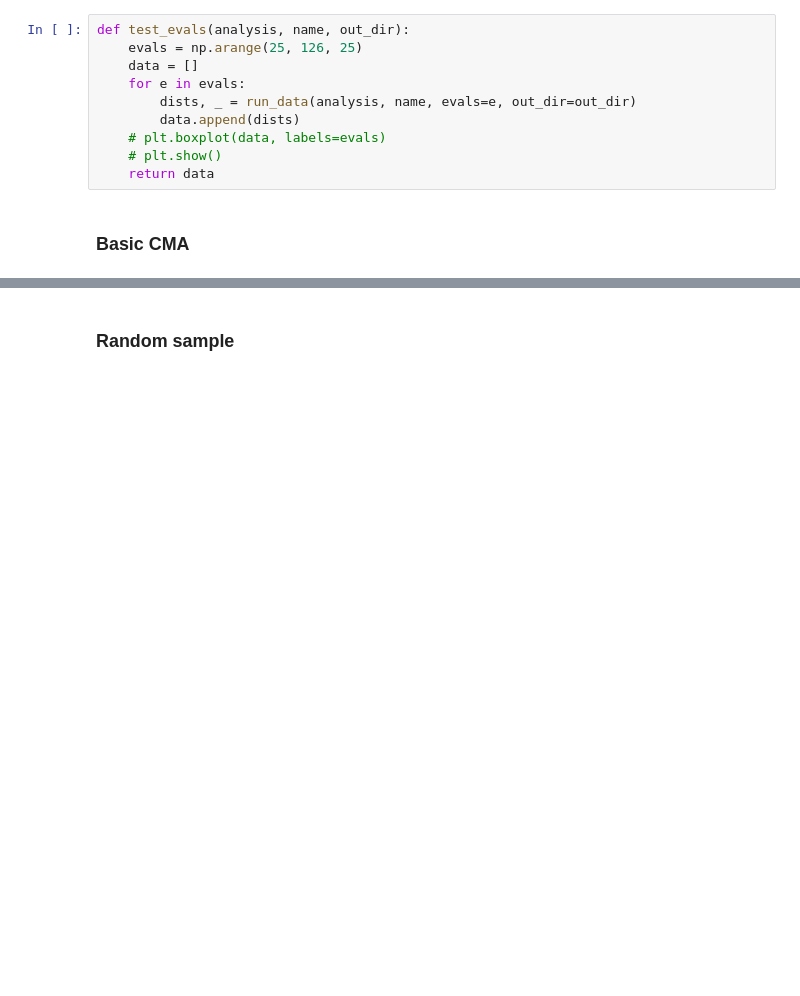
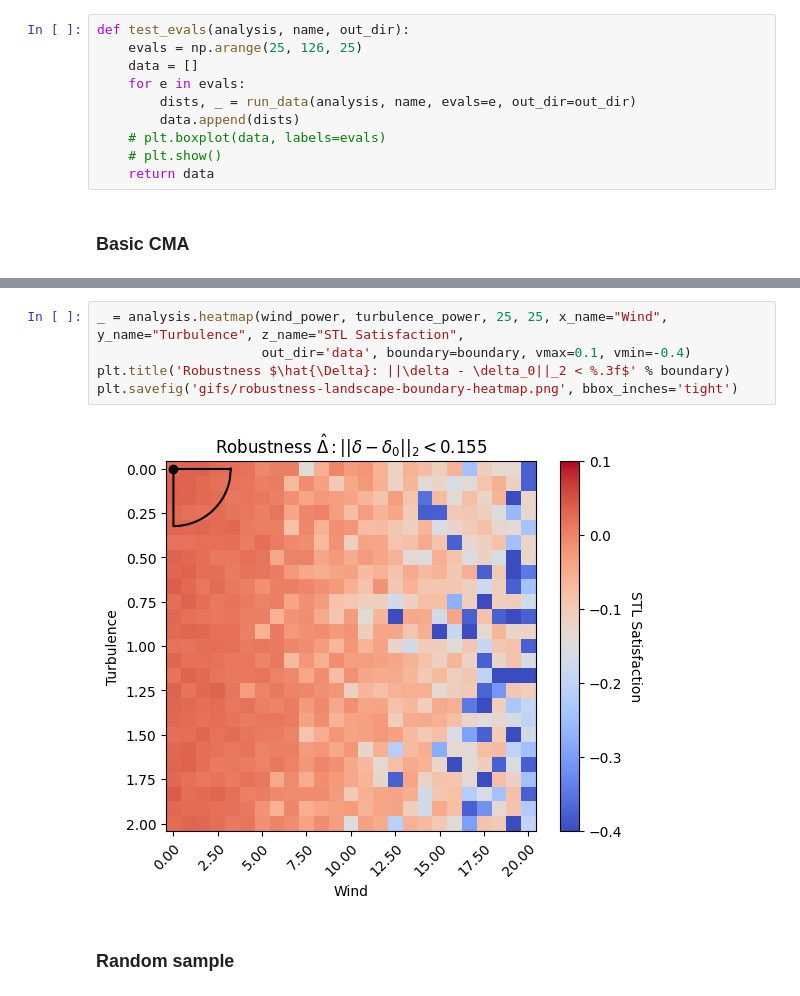
Before and after one commit to SteveZhangBit/STL-Robustness, a Jupyter notebook: lunar-ppo/LunarLander-PPO.ipynb, the cells around one changed output, grey strips where cells are left out. Drawn from its saved outputs; the diff is of its cells as text; blank space fills up the shorter version.

```diff
--- a/lunar-ppo/LunarLander-PPO.ipynb
+++ b/lunar-ppo/LunarLander-PPO.ipynb
@@ -229,3 +216,10 @@ CMAEvolutionStrategyResult(xbest=array([0.08422315, 0.38715897]), fbest=0.000371
+# %%
+_ = analysis.heatmap(wind_power, turbulence_power, 25, 25, x_name="Wind", y_name="Turbulence", z_name="STL Satisfaction",
+                     out_dir='data', boundary=boundary, vmax=0.1, vmin=-0.4)
+plt.title('Robustness $\hat{\Delta}: ||\delta - \delta_0||_2 < %.3f$' % boundary)
+plt.savefig('gifs/robustness-landscape-boundary-heatmap.png', bbox_inches='tight')
+# %% [output]
+[figure, added]
 # %% [markdown]
 ### Random sample
 # %%
```
Also changed, not shown: parts of 2 cells of this notebook, 8 other files.
